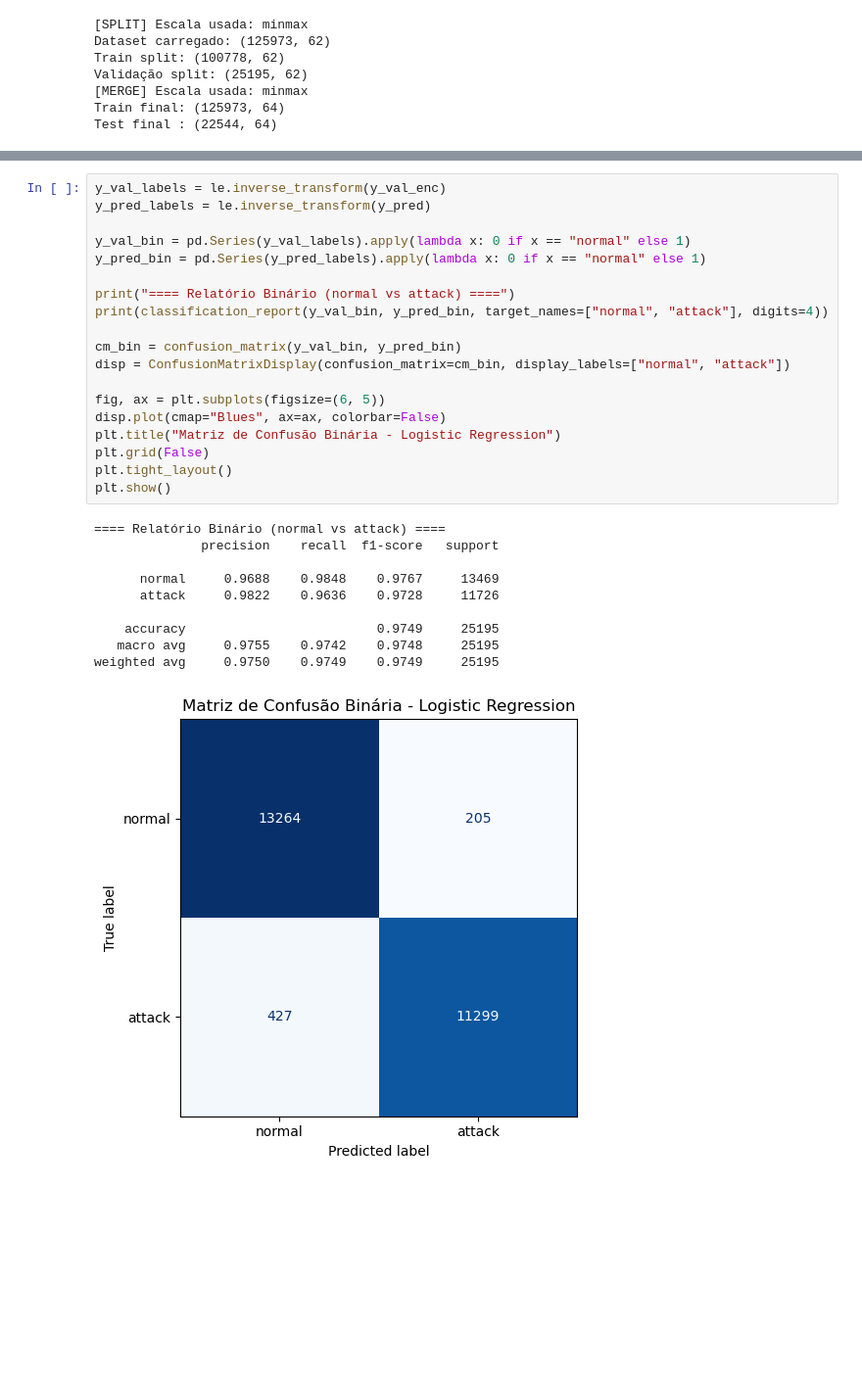
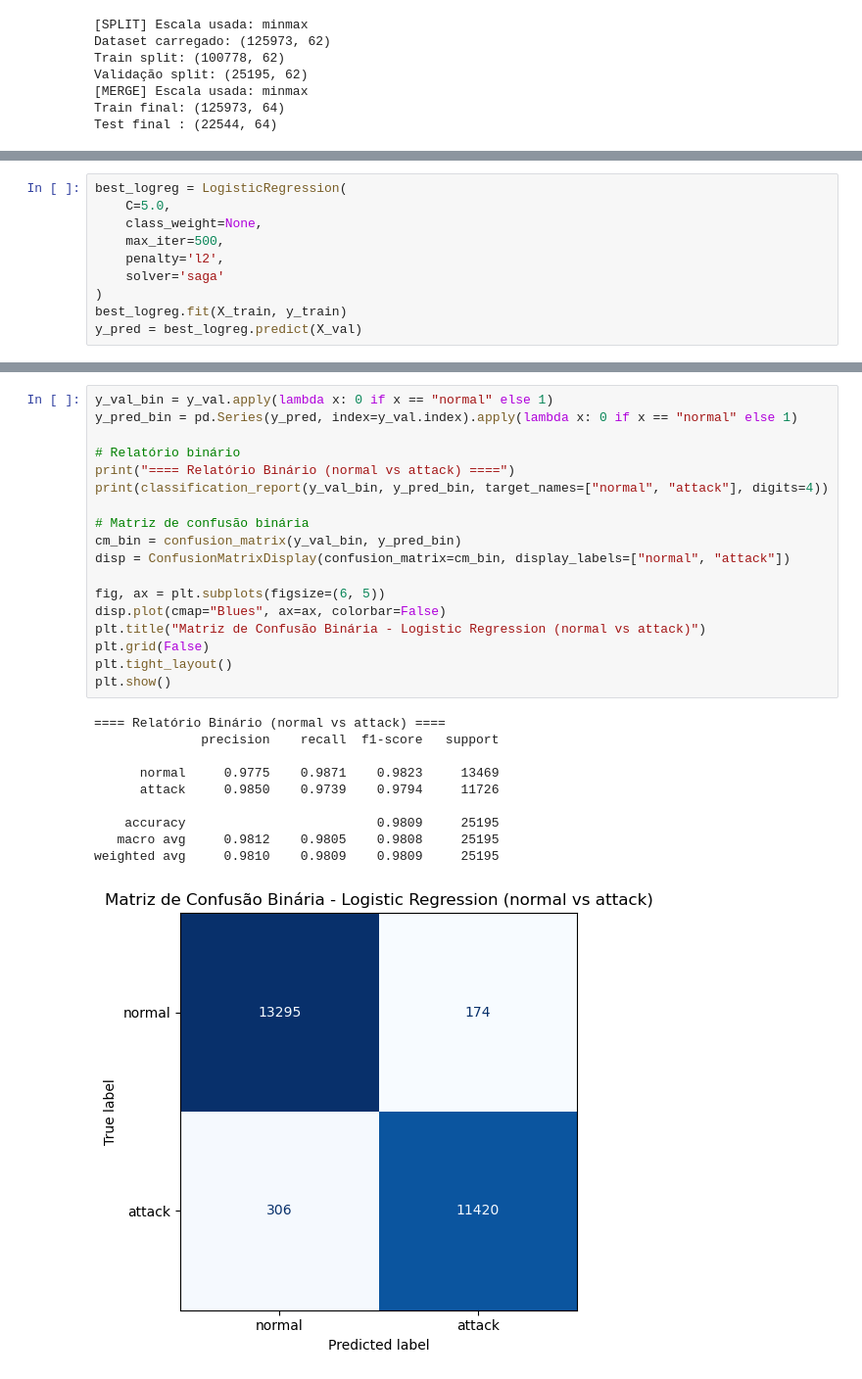
Before and after one commit to pedro-coelho-dr/ml-ids, a Jupyter notebook: notebooks/03_01_logistic_regression.ipynb, the cells around one changed output, grey strips where cells are left out. Shown: that part at 98% size. Drawn from its saved outputs; the diff is of its cells as text; blank space fills up the shorter version.

```diff
--- a/notebooks/03_01_logistic_regression.ipynb
+++ b/notebooks/03_01_logistic_regression.ipynb
@@ -276,0 +296,10 @@ plt.show()
+# %%
+best_logreg = LogisticRegression(
+    C=5.0,
+    class_weight=None,
+    max_iter=500,
+    penalty='l2',
+    solver='saga'
+)
+best_logreg.fit(X_train, y_train)
+y_pred = best_logreg.predict(X_val)
@@ -277,30 +383,29 @@ plt.show()
 # %%
-y_val_labels = le.inverse_transform(y_val_enc)
-y_pred_labels = le.inverse_transform(y_pred)
+y_val_bin = y_val.apply(lambda x: 0 if x == "normal" else 1)
+y_pred_bin = pd.Series(y_pred, index=y_val.index).apply(lambda x: 0 if x == "normal" else 1)
 
-y_val_bin = pd.Series(y_val_labels).apply(lambda x: 0 if x == "normal" else 1)
-y_pred_bin = pd.Series(y_pred_labels).apply(lambda x: 0 if x == "normal" else 1)
-
+# Relatório binário
 print("==== Relatório Binário (normal vs attack) ====")
 print(classification_report(y_val_bin, y_pred_bin, target_names=["normal", "attack"], digits=4))
 
+# Matriz de confusão binária
 cm_bin = confusion_matrix(y_val_bin, y_pred_bin)
 disp = ConfusionMatrixDisplay(confusion_matrix=cm_bin, display_labels=["normal", "attack"])
 
 fig, ax = plt.subplots(figsize=(6, 5))
 disp.plot(cmap="Blues", ax=ax, colorbar=False)
-plt.title("Matriz de Confusão Binária - Logistic Regression")
+plt.title("Matriz de Confusão Binária - Logistic Regression (normal vs attack)")
 plt.grid(False)
 plt.tight_layout()
 plt.show()
 # %% [output]
 ==== Relatório Binário (normal vs attack) ====
               precision    recall  f1-score   support
 
-      normal     0.9688    0.9848    0.9767     13469
-      attack     0.9822    0.9636    0.9728     11726
+      normal     0.9775    0.9871    0.9823     13469
+      attack     0.9850    0.9739    0.9794     11726
 
-    accuracy                         0.9749     25195
-   macro avg     0.9755    0.9742    0.9748     25195
-weighted avg     0.9750    0.9749    0.9749     25195
+    accuracy                         0.9809     25195
+   macro avg     0.9812    0.9805    0.9808     25195
+weighted avg     0.9810    0.9809    0.9809     25195
-[figure, old version]
+[figure, new version]
```
Also changed, not shown: parts of 22 cells of this notebook, 35 other files.
